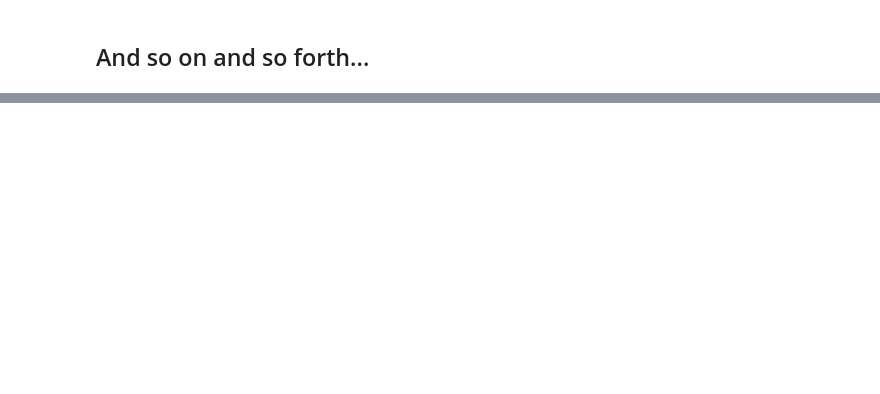
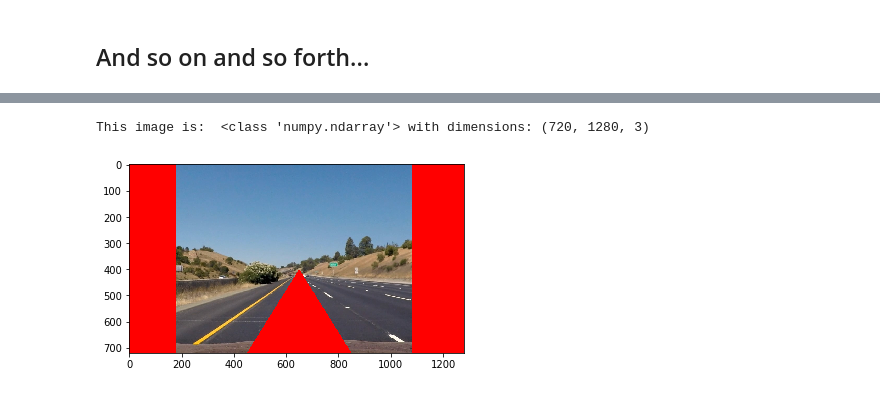
Before and after one commit to tnonoyama/P4, a Jupyter notebook: examples/example.ipynb, the cells around one changed output, grey strips where cells are left out. Drawn from its saved outputs; the diff is of its cells as text; code cells hidden in the pictures; blank space fills up the shorter version.

```diff
--- a/examples/example.ipynb
+++ b/examples/example.ipynb
@@ -270,0 +1244,45 @@ for index, fname in enumerate(images):
+# %%
+import matplotlib.pyplot as plt
+import matplotlib.image as mpimg
+import numpy as np
+
+# Read in the image and print some stats
+image = mpimg.imread('../test_images/straight_lines1.jpg')
+print('This image is: ', type(image),
+         'with dimensions:', image.shape)
+
+# Pull out the x and y sizes and make a copy of the image
+ysize = image.shape[0]
+xsize = image.shape[1]
+region_select = np.copy(image)
+
+# Define a triangle region of interest
+# Keep in mind the origin (x=0, y=0) is in the upper left in image processing
+# Note: if you run this code, you'll find these are not sensible values!!
+# But you'll get a chance to play with them soon in a quiz
+left_bottom = [450, 720]
+right_bottom = [850, 720]
+apex = [650, 400]
+
+# Fit lines (y=Ax+B) to identify the  3 sided region of interest
+# np.polyfit() returns the coefficients [A, B] of the fit
+fit_left = np.polyfit((left_bottom[0], apex[0]), (left_bottom[1], apex[1]), 1)
+fit_right = np.polyfit((right_bottom[0], apex[0]), (right_bottom[1], apex[1]), 1)
+fit_bottom = np.polyfit((left_bottom[0], right_bottom[0]), (left_bottom[1], right_bottom[1]), 1)
+
+# Find the region inside the lines
+XX, YY = np.meshgrid(np.arange(0, xsize), np.arange(0, ysize))
+region_thresholds = ((YY > (XX*fit_left[0] + fit_left[1])) & \
+                    (YY > (XX*fit_right[0] + fit_right[1])))|\
+                    (XX < 180) |\
+                    (XX > 1080)
+
+# Color pixels red which are inside the region of interest
+region_select[region_thresholds] = [255, 0, 0]
+
+# Display the image
+plt.imshow(region_select)
+plt.show()
+# %% [output]
+This image is:  <class 'numpy.ndarray'> with dimensions: (720, 1280, 3)
+[figure, added]
```
Also changed, not shown: parts of 9 cells of this notebook.
